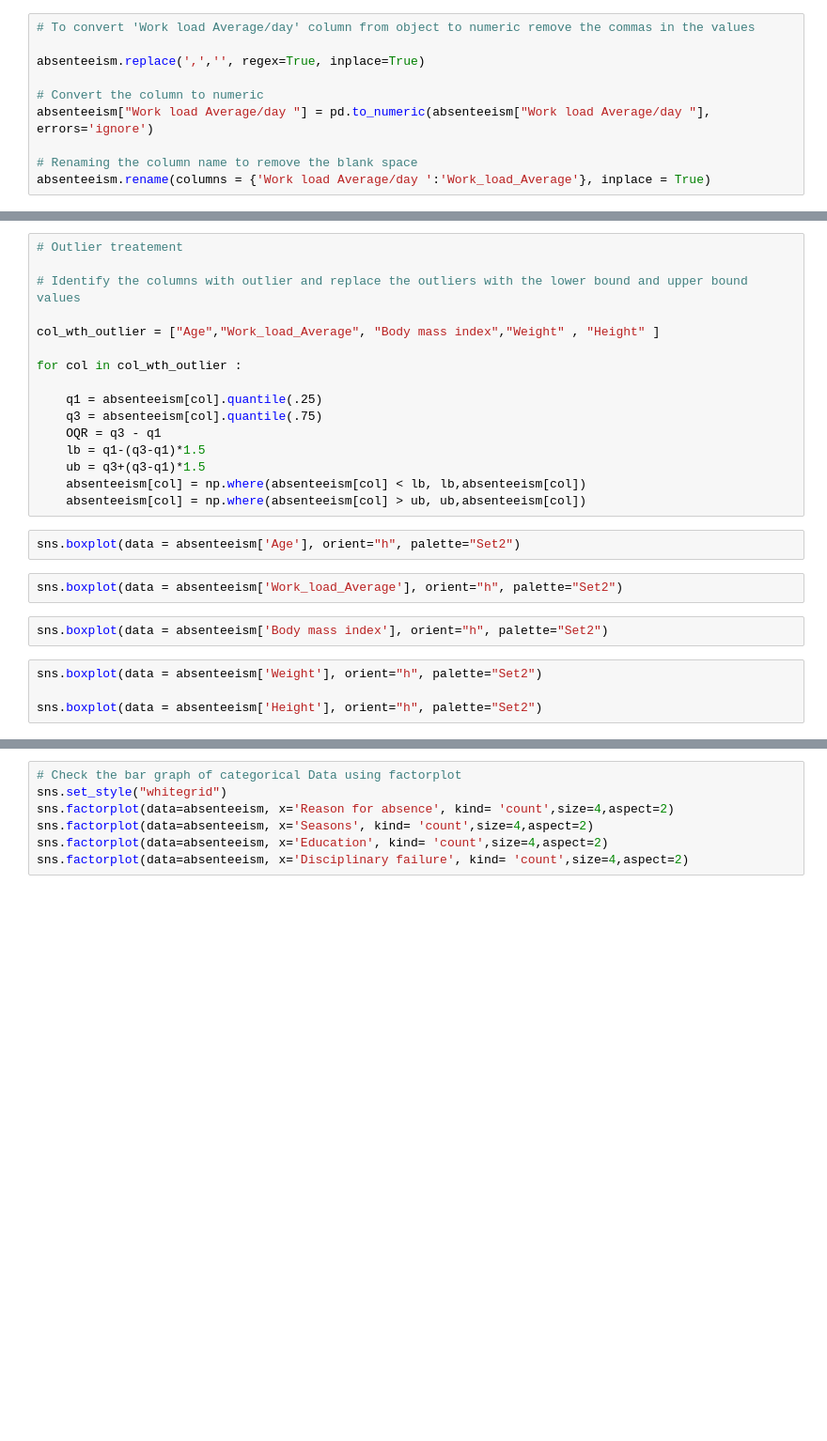
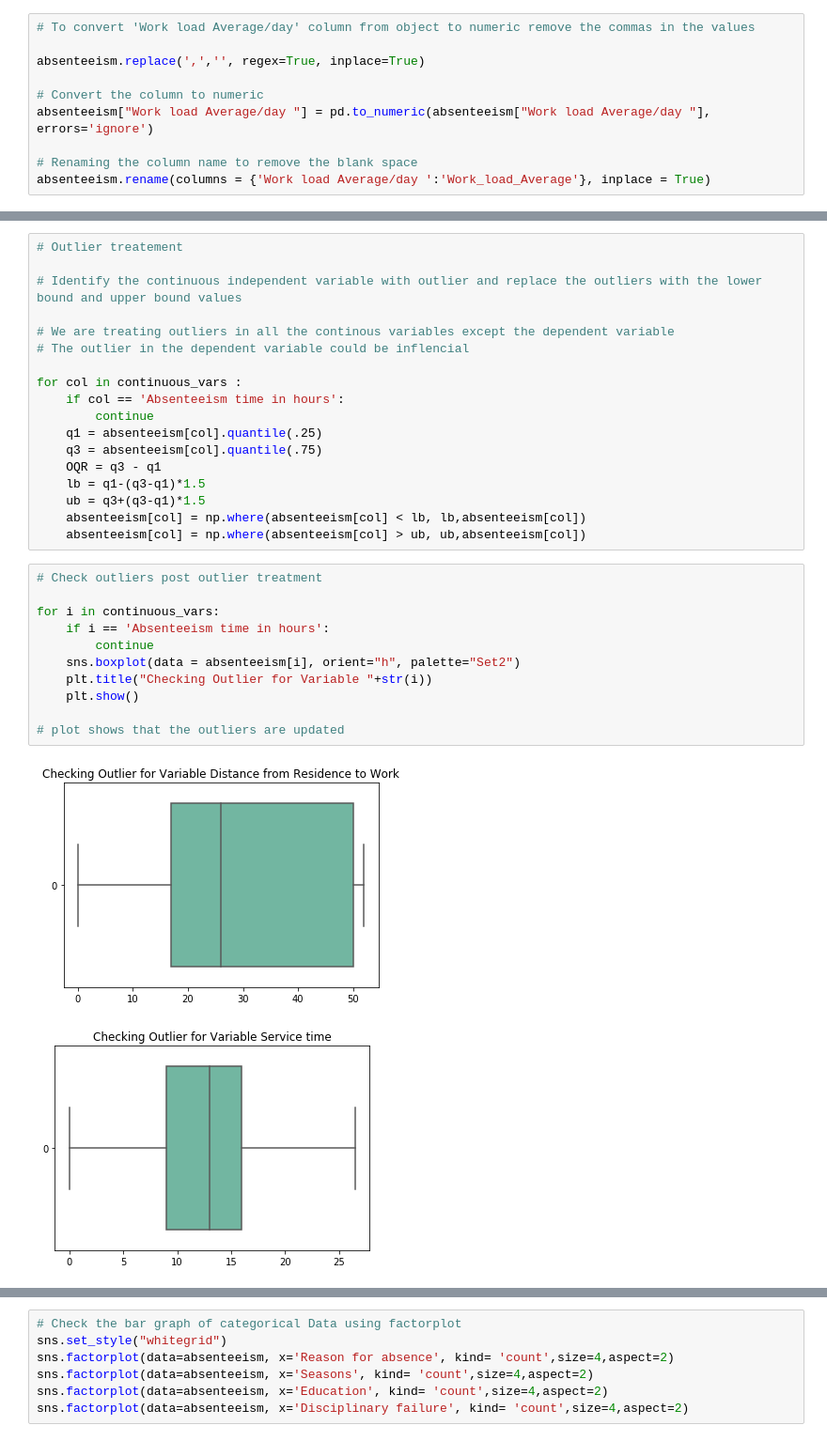
Before and after one commit to krutkshah17/ANLY530, a Jupyter notebook: 530_Absenteeism_Project.ipynb, the cells around one changed output, grey strips where cells are left out. Shown at 94% size. Cells and saved outputs as stored; diff of their text form; blank space fills up the shorter version.

```diff
--- a/530_Absenteeism_Project.ipynb
+++ b/530_Absenteeism_Project.ipynb
@@ -67,12 +185,14 @@ sns.boxplot(data = absenteeism['Height'], orient="h", palette="Set2")
 # %%
 # Outlier treatement
 
-# Identify the columns with outlier and replace the outliers with the lower bound and upper bound values
+# Identify the continuous independent variable with outlier and replace the outliers with the lower bound and upper bound values
 
-col_wth_outlier = ["Age","Work_load_Average", "Body mass index","Weight" , "Height" ]
+# We are treating outliers in all the continous variables except the dependent variable
+# The outlier in the dependent variable could be inflencial
 
-for col in col_wth_outlier :
-
+for col in continuous_vars :
+    if col == 'Absenteeism time in hours':
+        continue
     q1 = absenteeism[col].quantile(.25)
     q3 = absenteeism[col].quantile(.75)
     OQR = q3 - q1
@@ -80,13 +200,17 @@ for col in col_wth_outlier :
     ub = q3+(q3-q1)*1.5
     absenteeism[col] = np.where(absenteeism[col] < lb, lb,absenteeism[col])
     absenteeism[col] = np.where(absenteeism[col] > ub, ub,absenteeism[col])
-# %%
-sns.boxplot(data = absenteeism['Age'], orient="h", palette="Set2")
-# %%
-sns.boxplot(data = absenteeism['Work_load_Average'], orient="h", palette="Set2")
-# %%
-sns.boxplot(data = absenteeism['Body mass index'], orient="h", palette="Set2")
-# %%
-sns.boxplot(data = absenteeism['Weight'], orient="h", palette="Set2")
-
-sns.boxplot(data = absenteeism['Height'], orient="h", palette="Set2")
+# %%
+# Check outliers post outlier treatment
+
+for i in continuous_vars:
+    if i == 'Absenteeism time in hours':
+        continue
+    sns.boxplot(data = absenteeism[i], orient="h", palette="Set2")
+    plt.title("Checking Outlier for Variable "+str(i))
+    plt.show()
+
+# plot shows that the outliers are updated
+# %% [output]
+[figure, added]
+[figure, added]
```
Also changed, not shown: parts of 22 cells of this notebook.
